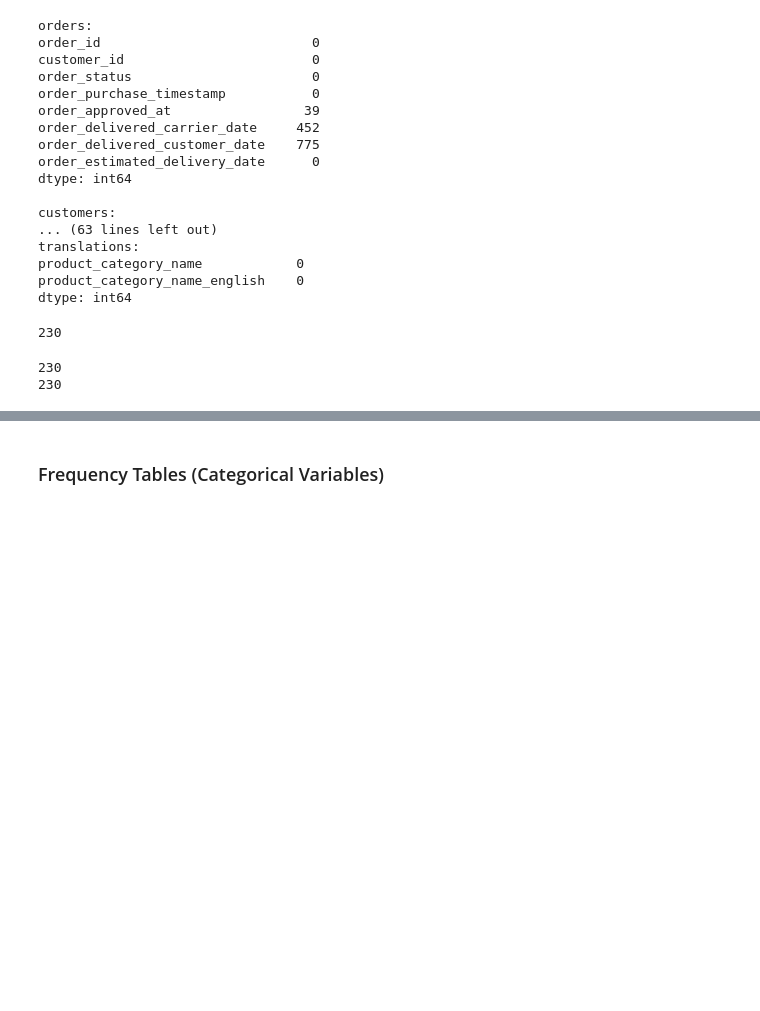
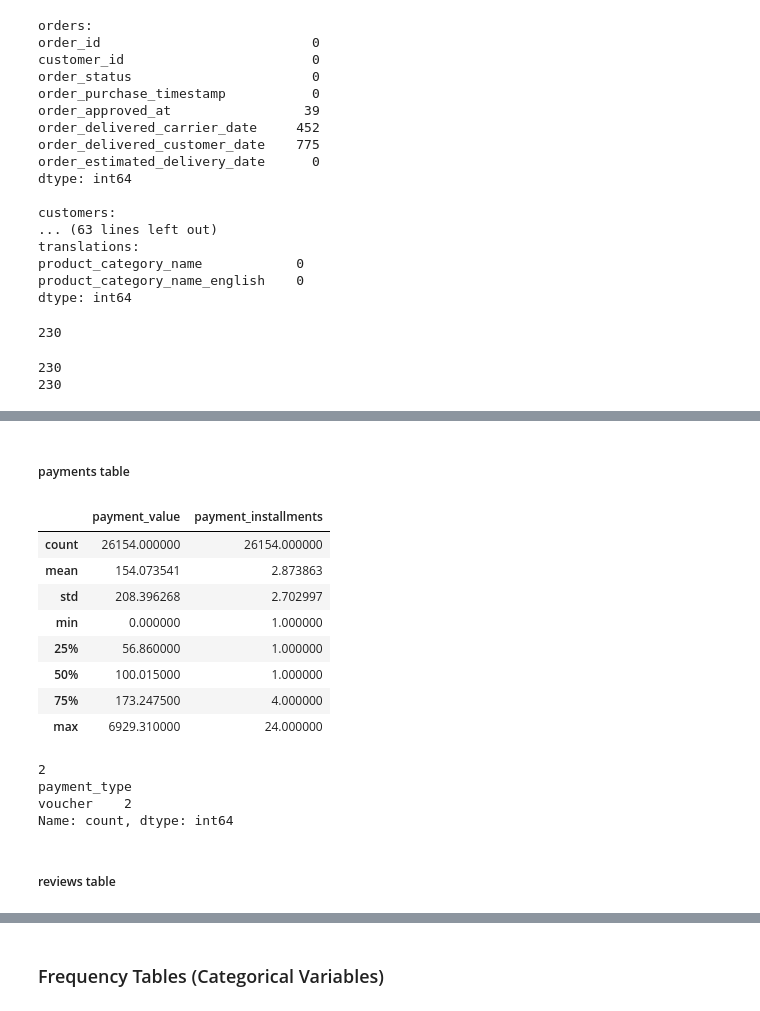
Before and after one commit to JonathanStachowiak/Option_2_Final_Project_Jonathan_Stachowiak, a Jupyter notebook: notebooks/olist_project_starter.ipynb, the cells around one changed output, grey strips where cells are left out. Saved outputs shown, nothing was run; the diff lists cells and outputs as text; code cells hidden in the pictures; blank space fills up the shorter version.

```diff
--- a/notebooks/olist_project_starter.ipynb
+++ b/notebooks/olist_project_starter.ipynb
@@ -316,0 +337,28 @@ print(missing_all_four.shape[0])
+# %% [markdown]
+##### payments table
+# %%
+# Descriptive stats for quanititative variables in the payments table.
+payments[["payment_value", "payment_installments"]].describe()
+# %% [output]
+|  | payment_value | payment_installments |
+| count | 26154.000000 | 26154.000000 |
+| mean | 154.073541 | 2.873863 |
+| std | 208.396268 | 2.702997 |
+| min | 0.000000 | 1.000000 |
+| 25% | 56.860000 | 1.000000 |
+| 50% | 100.015000 | 1.000000 |
+| 75% | 173.247500 | 4.000000 |
+| max | 6929.310000 | 24.000000 |
+# %%
+# Check for payments that are equal to 0.
+print((payments["payment_value"] == 0).sum())
+
+# Check what payment types are associated with payments that are equal to 0.
+print(payments[payments["payment_value"] == 0]["payment_type"].value_counts())
+# %% [output]
+2
+payment_type
+voucher    2
+Name: count, dtype: int64
+# %% [markdown]
+##### reviews table
```
Also changed, not shown: parts of 22 cells of this notebook.
